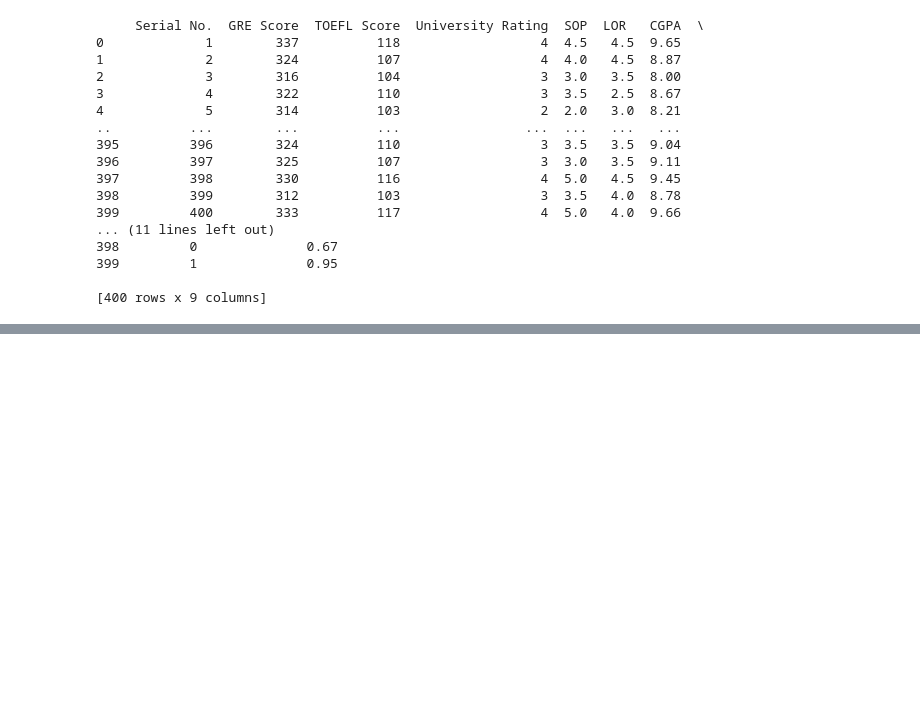
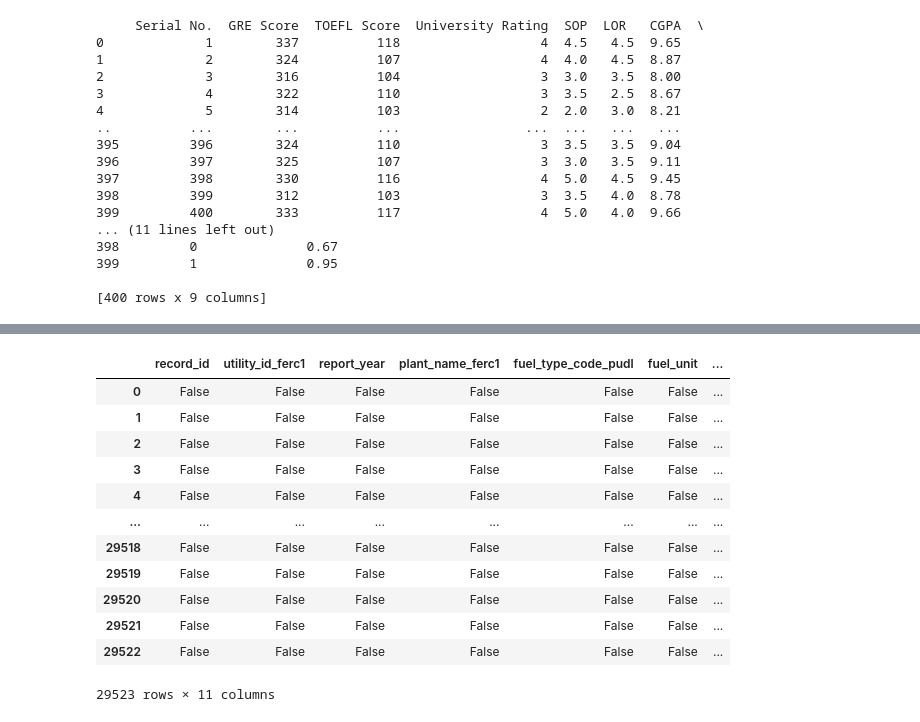
Before and after one commit to Njeri-Gitome/DS_Track, a Jupyter notebook: Data_Types_&_Data_Wrangling.ipynb, the cells around one changed output, grey strips where cells are left out. Drawn from its saved outputs; the diff is of its cells as text; code cells hidden in the pictures; blank space fills up the shorter version.

```diff
--- a/Data_Types_&_Data_Wrangling.ipynb
+++ b/Data_Types_&_Data_Wrangling.ipynb
@@ -69,0 +92,3 @@ df.isnull()
+# %%
+fuel_data = pd.read_csv(url)
+fuel_data.head()
@@ -69,0 +102,17 @@ df.isnull()
+# %%
+#check for missing values
+fuel_data.isnull()
+# %% [output]
+|  | record_id | utility_id_ferc1 | report_year | plant_name_ferc1 | fuel_type_code_pudl | fuel_unit | ... |
+| 0 | False | False | False | False | False | False | ... |
+| 1 | False | False | False | False | False | False | ... |
+| 2 | False | False | False | False | False | False | ... |
+| 3 | False | False | False | False | False | False | ... |
+| 4 | False | False | False | False | False | False | ... |
+| ... | ... | ... | ... | ... | ... | ... | ... |
+| 29518 | False | False | False | False | False | False | ... |
+| 29519 | False | False | False | False | False | False | ... |
+| 29520 | False | False | False | False | False | False | ... |
+| 29521 | False | False | False | False | False | False | ... |
+| 29522 | False | False | False | False | False | False | ... |
+29523 rows × 11 columns
```
Also changed, not shown: parts of 17 cells of this notebook.
